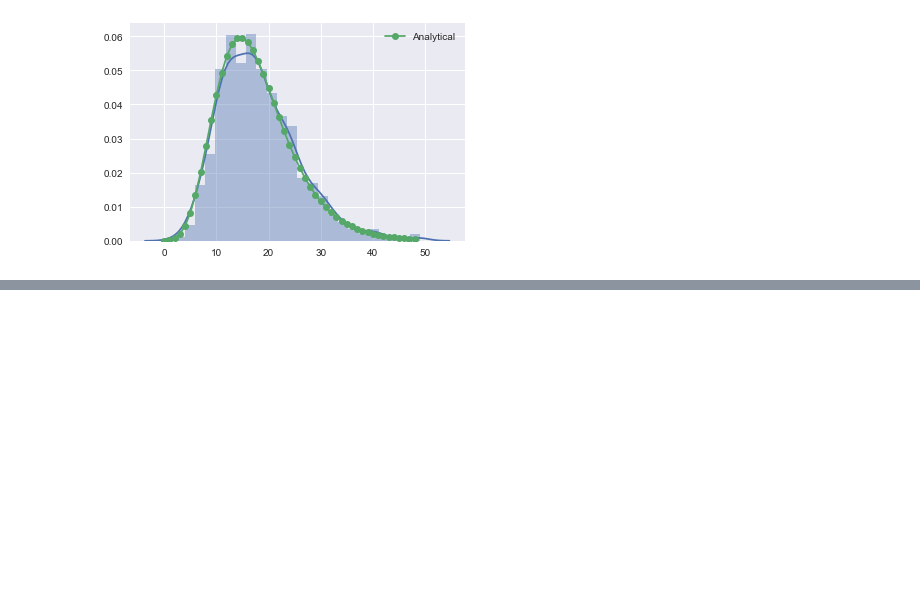
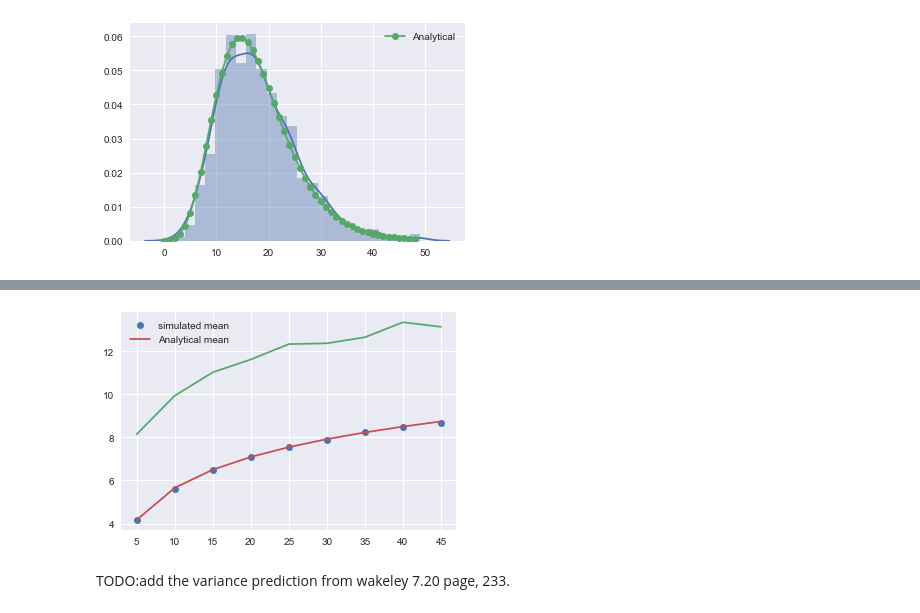
Before and after one commit to jeromekelleher/spg-chapter, a Jupyter notebook: jupyter/segsites-example.ipynb, the cells around one changed output, grey strips where cells are left out. Saved outputs shown, nothing was run; the diff lists cells and outputs as text; code cells hidden in the pictures; blank space fills up the shorter version.

Commit message:
Added recombination bit to segsites example..

```diff
--- a/jupyter/segsites-example.ipynb
+++ b/jupyter/segsites-example.ipynb
@@ -88,0 +94,32 @@ Here we take 1000 replicate simulations, store the number of infinite sites muta
+# %%
+theta = 2
+rho = 2
+num_replicates = 10000
+ns = np.arange(5, 50, 5)
+N = ns.shape[0] * num_replicates
+n_col = np.zeros(N)
+s_col = np.zeros(N)
+row = 0
+for n in ns:
+    replicates = msprime.simulate(
+        sample_size=n, mutation_rate=theta / 4, recombination_rate=rho / 4,
+        num_replicates=num_replicates)
+    for ts in replicates:
+        n_col[row] = n
+        s_col[row] = ts.num_sites
+        row += 1
+df = pd.DataFrame({"n": n_col, "s": s_col})
+# %%
+def S_mean(n, theta):
+    return theta * np.sum(1 / np.arange(1, n))
+
+
+group = df.groupby("n")
+plt.plot(group.mean(), "o", label="simulated mean")
+plt.plot(group.var())
+plt.plot(ns, [S_mean(n, theta) for n in ns], label="Analytical mean")
+plt.legend();
+# %% [output]
+[figure, added]
+# %% [markdown]
+TODO:add the variance prediction from wakeley 7.20 page, 233.
```
Also changed, not shown: parts of 1 cell of this notebook.
